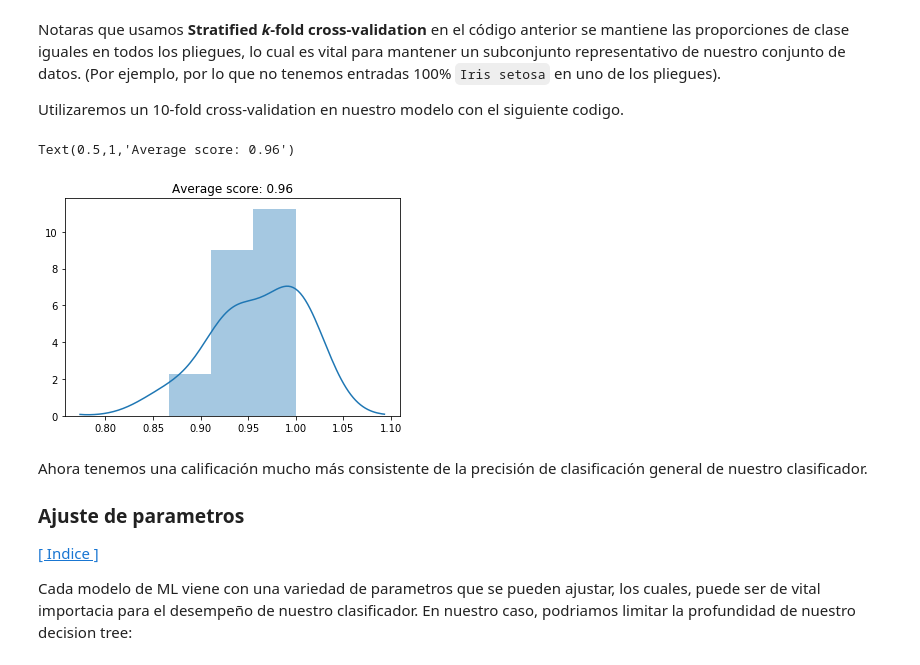
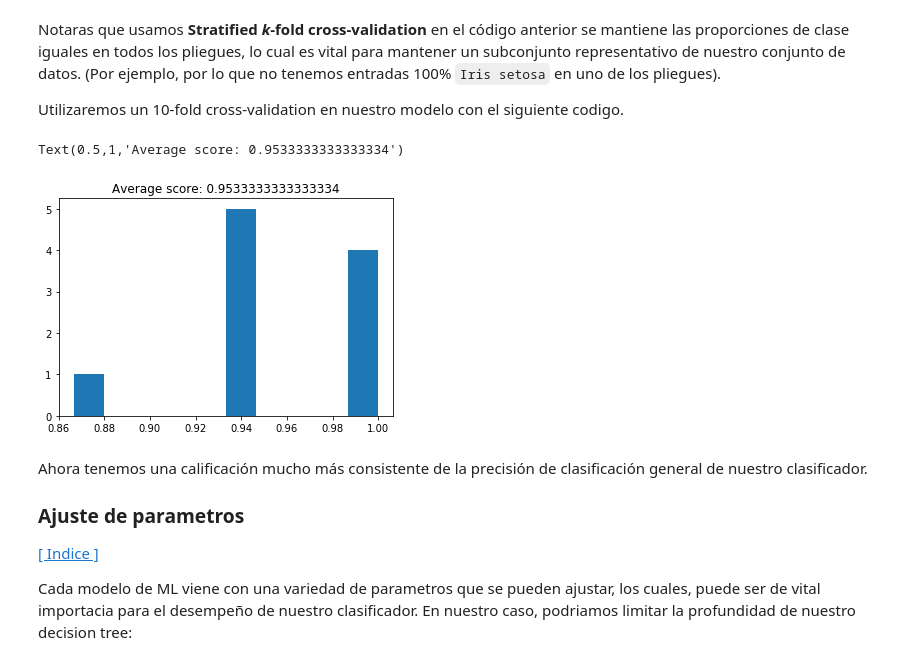
Before and after one commit to hriverap/datascience, a Jupyter notebook: tutoriales/ML Step by Step.ipynb, the cells around one changed output. Drawn from its saved outputs; the diff is of its cells as text; code cells hidden in the pictures.

```diff
--- a/tutoriales/ML Step by Step.ipynb
+++ b/tutoriales/ML Step by Step.ipynb
@@ -517,19 +517,18 @@ Notaras que usamos **Stratified *k*-fold cross-validation** en el código anteri
 
 Utilizaremos un 10-fold cross-validation en nuestro modelo con el siguiente codigo.
 # %%
-from sklearn.cross_validation import cross_val_score
+from sklearn.model_selection import cross_val_score
 
 decision_tree_classifier = DecisionTreeClassifier()
 
-
-# cross_val_score retorna una lista de scores, los cuales se pueden visualizar
-# obteniendo un rasonable estimador del desempeño de nuestro clasificador
+# cross_val_score returns a list of the scores, which we can visualize
+# to get a reasonable estimate of our classifier's performance
 cv_scores = cross_val_score(decision_tree_classifier, all_inputs, all_classes, cv=10)
-sns.distplot(cv_scores)
+plt.hist(cv_scores)
 plt.title('Average score: {}'.format(np.mean(cv_scores)))
 # %% [output]
-Text(0.5,1,'Average score: 0.96')
+Text(0.5,1,'Average score: 0.9533333333333334')
-[figure, old version]
+[figure, new version]
 # %% [markdown]
 Ahora tenemos una calificación mucho más consistente de la precisión de clasificación general de nuestro clasificador.
 
```
Also changed, not shown: parts of 9 cells of this notebook.
